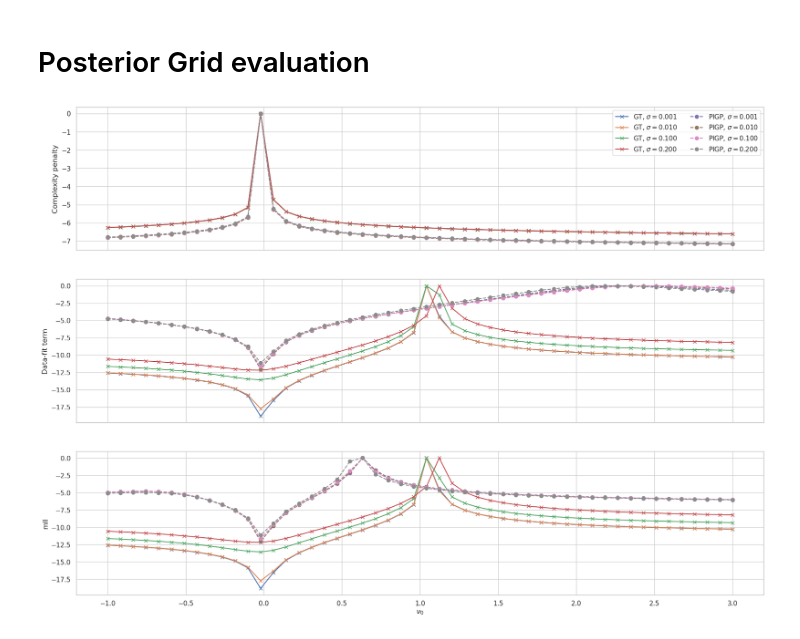
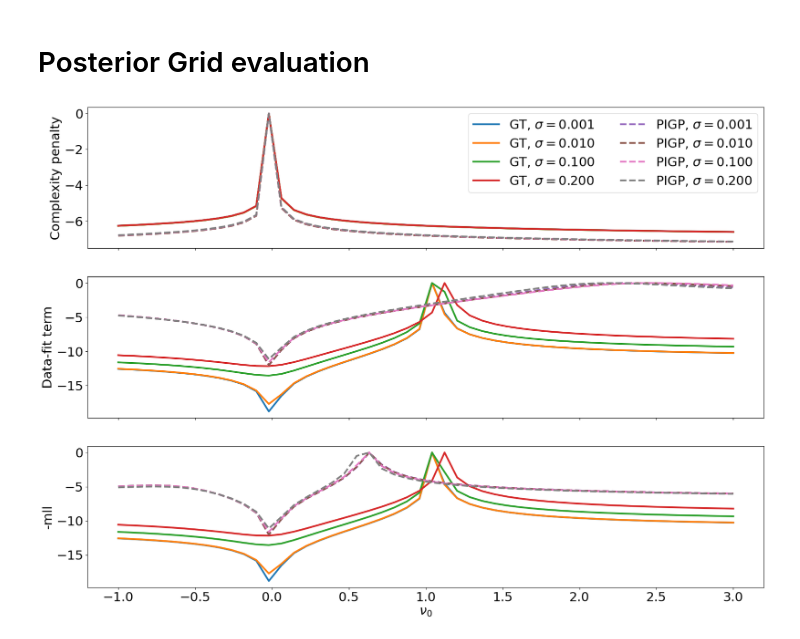
Before and after one commit to moserjo/GhostTask, a Jupyter notebook: Ex3_graphs.ipynb, the cells around one changed output. Saved outputs shown, nothing was run; the diff lists cells and outputs as text; code cells hidden in the pictures.

```diff
--- a/Ex3_graphs.ipynb
+++ b/Ex3_graphs.ipynb
@@ -531,31 +531,31 @@ plt.savefig(os.path.join(save_dir, "Ex3_forward_B.pdf"), bbox_inches="tight")
 # %%
 from scipy.special import logsumexp
 
 grid_data = os.path.join(base_dir, "Experiment3_Magnetostatics", "grid_evaluation", "output_data")
 data_dir = os.path.join(grid_data, "extra_npoints_extra_sigma")
-style = {"PIGP":"o--", "GT":"x-"}
+style = {"PIGP":"--", "GT":"-"}
 fig, ax = plt.subplots(3, 1, figsize=(21, 15), sharex = True)
 npoints = 3
 
 for mode in ["GT", "PIGP"]:
     for sigma in [0.001, 0.01, 0.1, 0.2]:
         fname = f"{mode}_prior_sigma{sigma:.3f}.npz"#
         data = load_run(data_dir, fname)
         prior = data.log_prior
-        ax[0].plot(data.nu0_vals, -np.log(-prior + max(prior) + 1), style[mode], label = mode+r", $\sigma = $%.3f"%sigma)
+        ax[0].plot(data.nu0_vals, -np.log(-prior + max(prior) + 1), style[mode], label = mode+r", $\sigma = $%.3f"%sigma, linewidth = 3)
         ax[0].set_ylabel("Complexity penalty")
 
         fname = f"{mode}_n{npoints}_sigma{sigma:.3f}_dataterm.npz"#
         data = load_run(data_dir, fname)
         dataterm = data.dataterm_values
-        ax[1].plot(data.nu0_vals, -np.log(-dataterm + max(dataterm) + 1), style[mode], label = mode+r", $\sigma = $%.3f"%sigma)
+        ax[1].plot(data.nu0_vals, -np.log(-dataterm + max(dataterm) + 1), style[mode], label = mode+r", $\sigma = $%.3f"%sigma, linewidth = 3)
         ax[1].set_ylabel("Data-fit term")
 
         mll = dataterm + prior
-        ax[2].plot(data.nu0_vals, -np.log(-mll + max(mll) + 1), style[mode], label = mode+r", $\sigma = $%.3f"%sigma)
-        ax[2].set_ylabel("mll")
+        ax[2].plot(data.nu0_vals, -np.log(-mll + max(mll) + 1), style[mode], label = mode+r", $\sigma = $%.3f"%sigma, linewidth = 3)
+        ax[2].set_ylabel("-mll")
     plt.xlabel(r"$\nu_0$")
     ax[0].legend(ncols = 2)
-plt.savefig(os.path.join(save_dir, "Ex3_posterior.pdf"))
+plt.savefig(os.path.join(save_dir, "Figure_10.pdf"))
 # %% [output]
-[figure, old version]
+[figure, new version]
```
Also changed, not shown: 26 other files.
